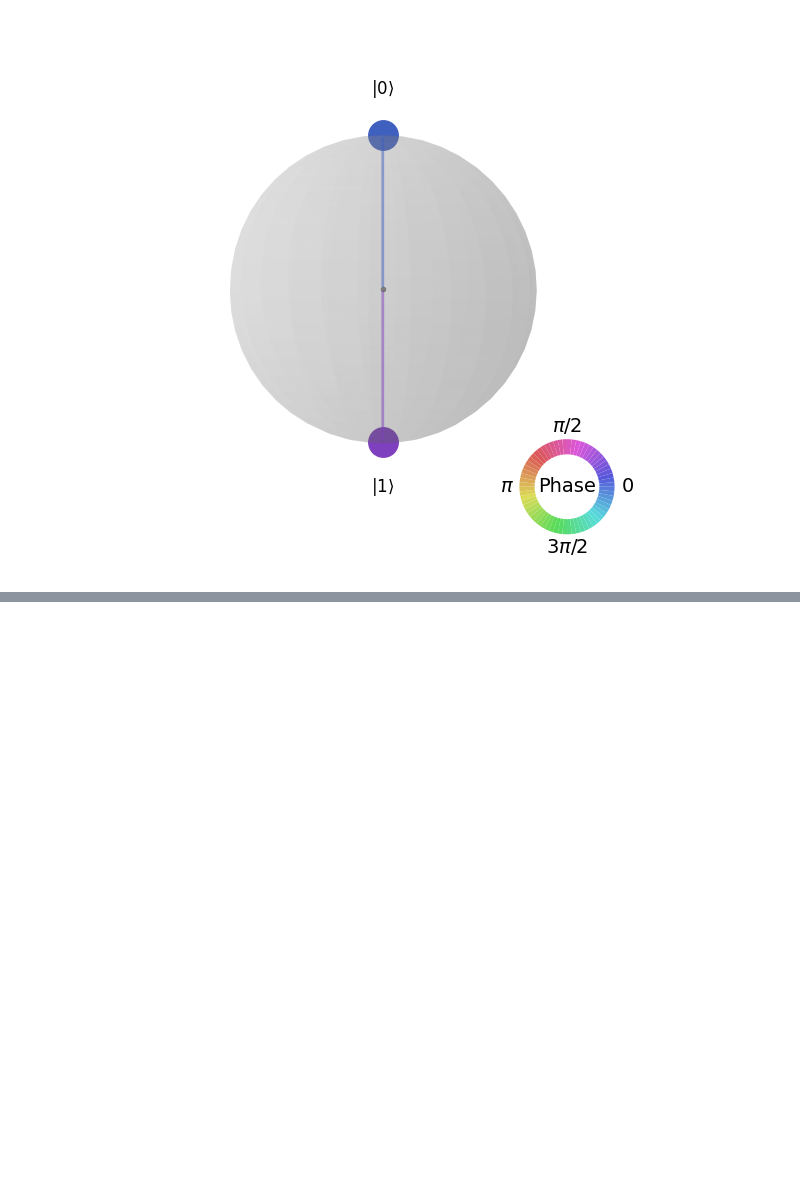
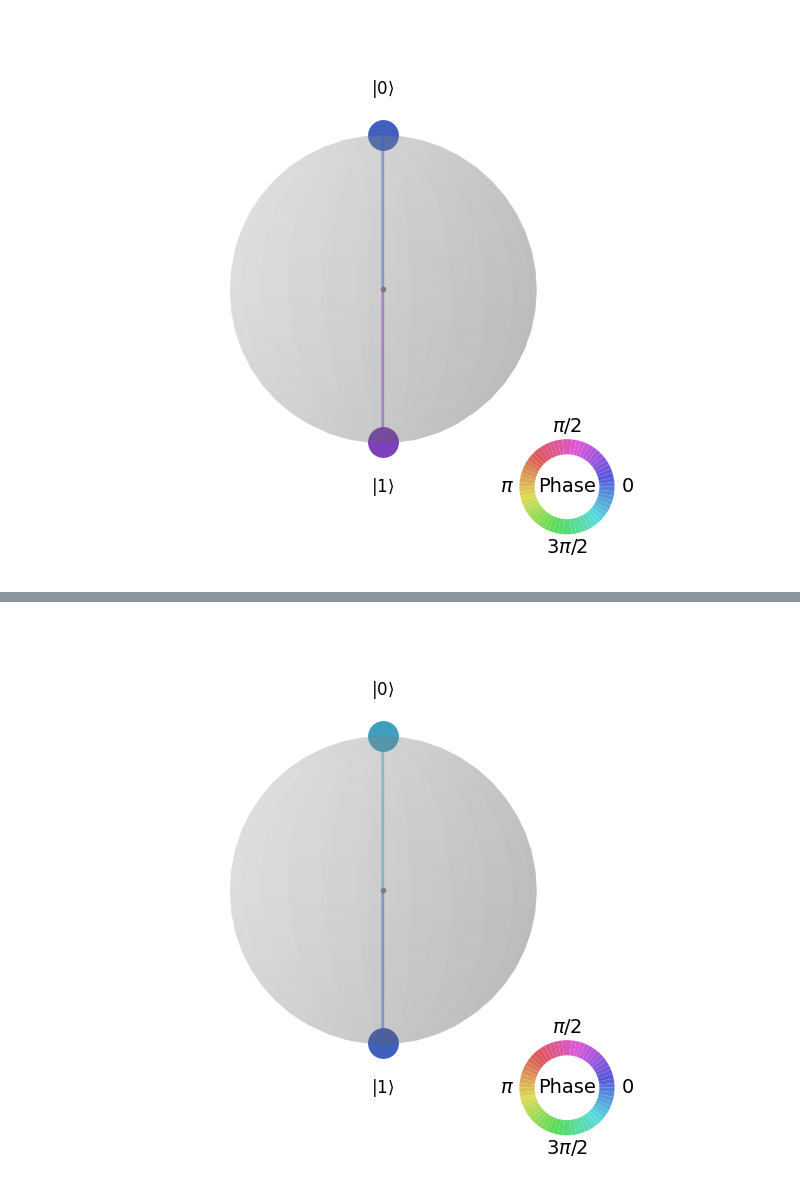
Before and after one commit to luisedseijas/Quantum_computing, a Jupyter notebook: Class_02/02_02.ipynb, the cells around one changed output, grey strips where cells are left out. Saved outputs shown, nothing was run; the diff lists cells and outputs as text; code cells hidden in the pictures; blank space fills up the shorter version.

```diff
--- a/Class_02/02_02.ipynb
+++ b/Class_02/02_02.ipynb
@@ -477,0 +591,4 @@ $$
+# %%
+qshere
+# %% [output]
+[figure, added]
```
Also changed, not shown: parts of 17 cells of this notebook.
